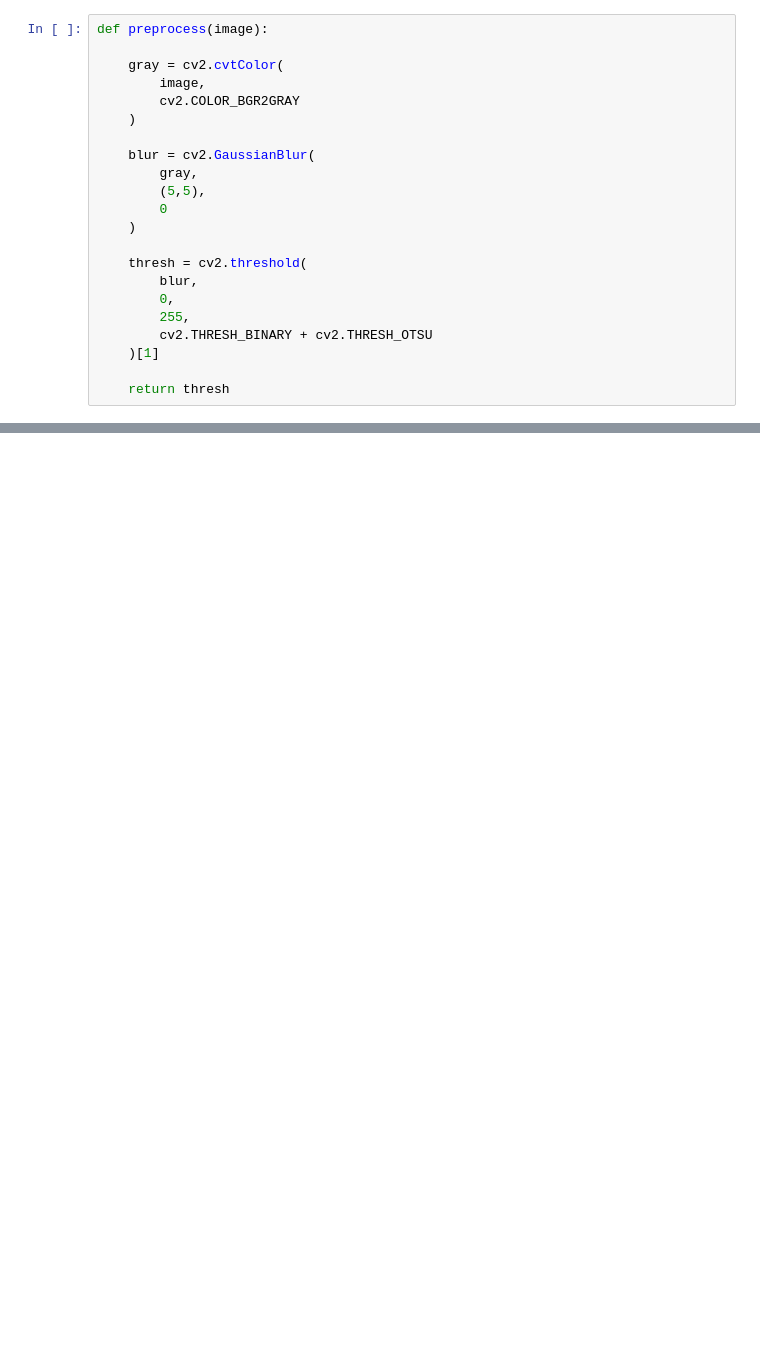
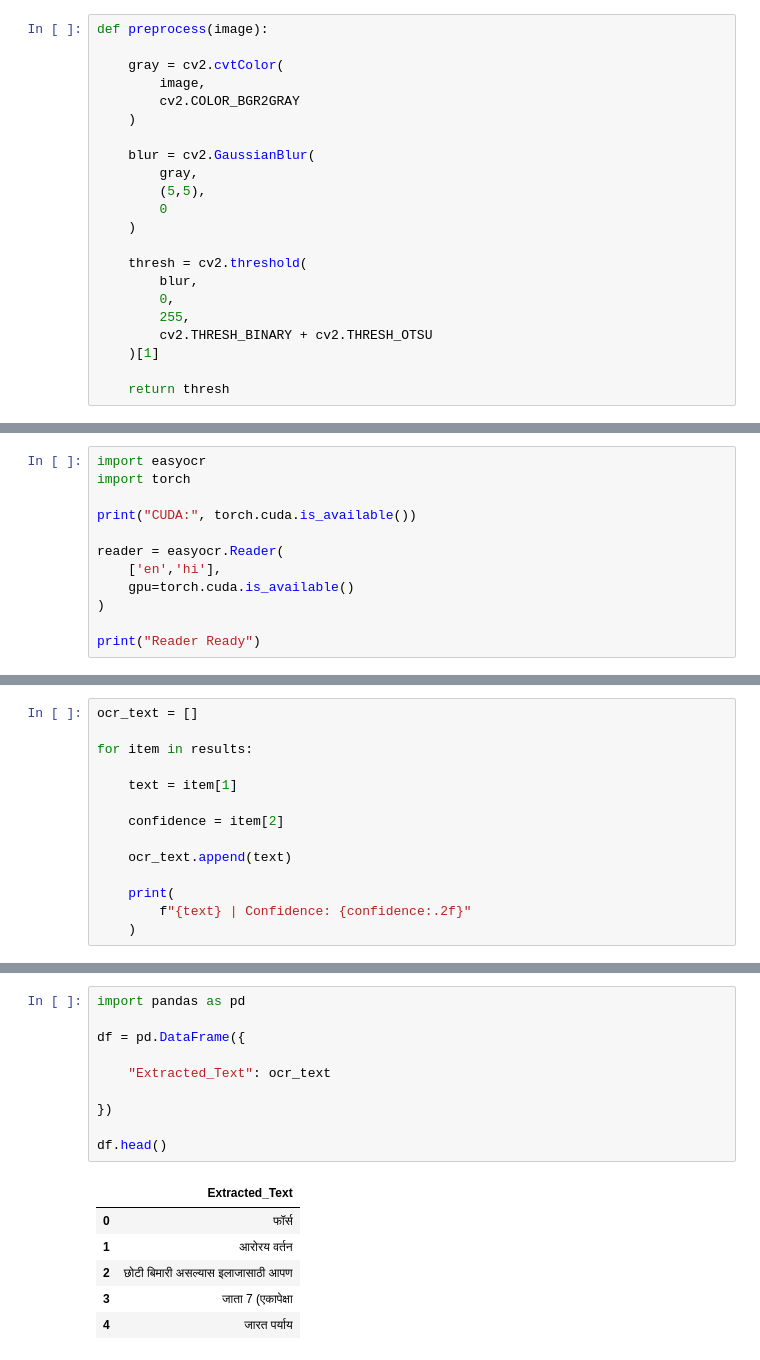
Before and after one commit to SaeeMalokar/hospital-internship-project, a Jupyter notebook: hospital_intership_project.ipynb, the cells around one changed output, grey strips where cells are left out. Cells and saved outputs as stored; diff of their text form; blank space fills up the shorter version.

```diff
--- a/hospital_intership_project.ipynb
+++ b/hospital_intership_project.ipynb
@@ -86,0 +90,12 @@ print(torch.cuda.is_available())
+# %%
+import easyocr
+import torch
+
+print("CUDA:", torch.cuda.is_available())
+
+reader = easyocr.Reader(
+    ['en','hi'],
+    gpu=torch.cuda.is_available()
+)
+
+print("Reader Ready")
@@ -86,0 +183,14 @@ print(torch.cuda.is_available())
+# %%
+ocr_text = []
+
+for item in results:
+
+    text = item[1]
+
+    confidence = item[2]
+
+    ocr_text.append(text)
+
+    print(
+        f"{text} | Confidence: {confidence:.2f}"
+    )
@@ -86,0 +215,17 @@ print(torch.cuda.is_available())
+# %%
+import pandas as pd
+
+df = pd.DataFrame({
+
+    "Extracted_Text": ocr_text
+
+})
+
+df.head()
+# %% [output]
+|  | Extracted_Text |
+| 0 | फॉर्स |
+| 1 | आरोरय वर्तन |
+| 2 | छोटी बिमारी असल्यास इलाजासाठी आपण |
+| 3 | जाता 7 (एकापेक्षा |
+| 4 | जारत पर्याय |
```
Also changed, not shown: parts of 16 cells of this notebook.
